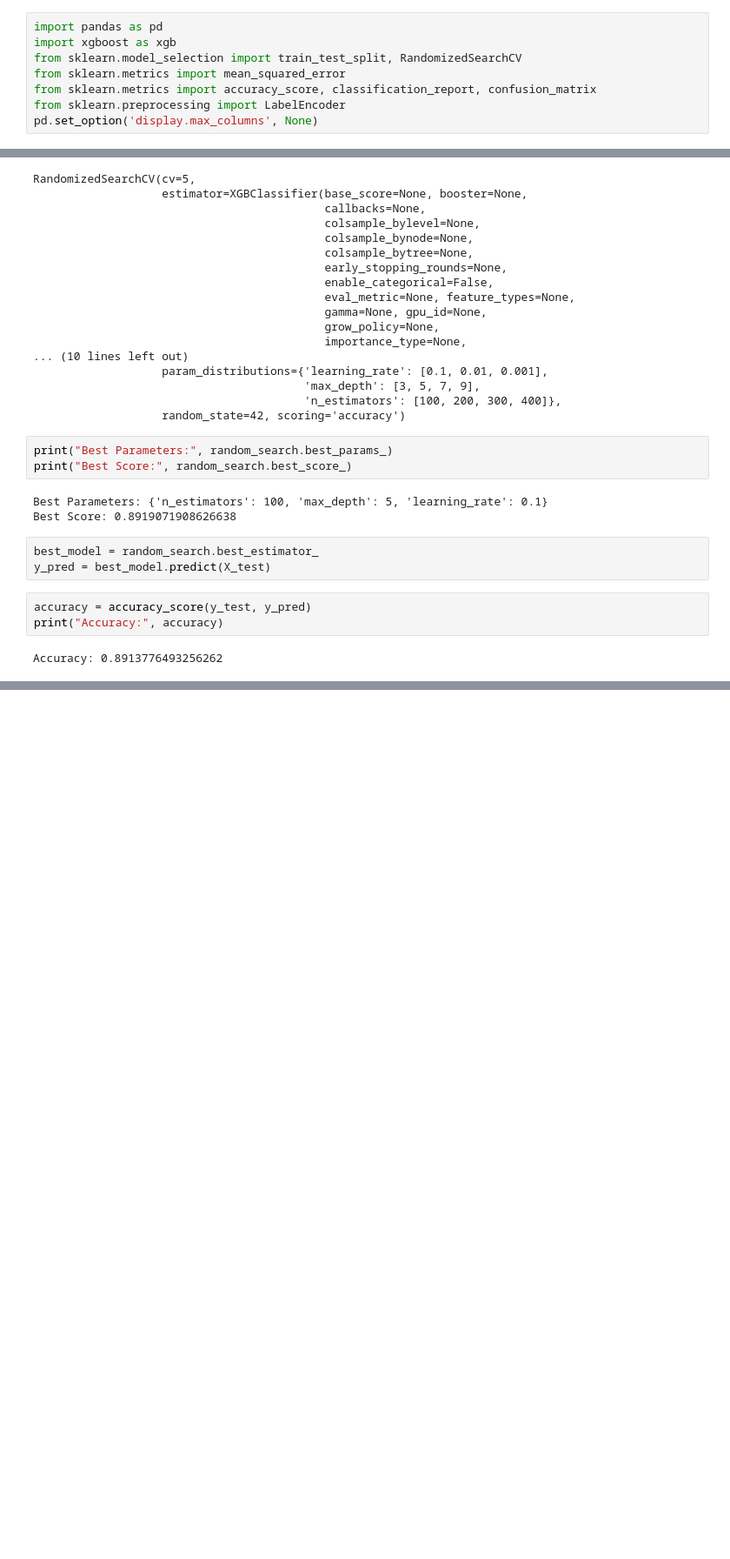
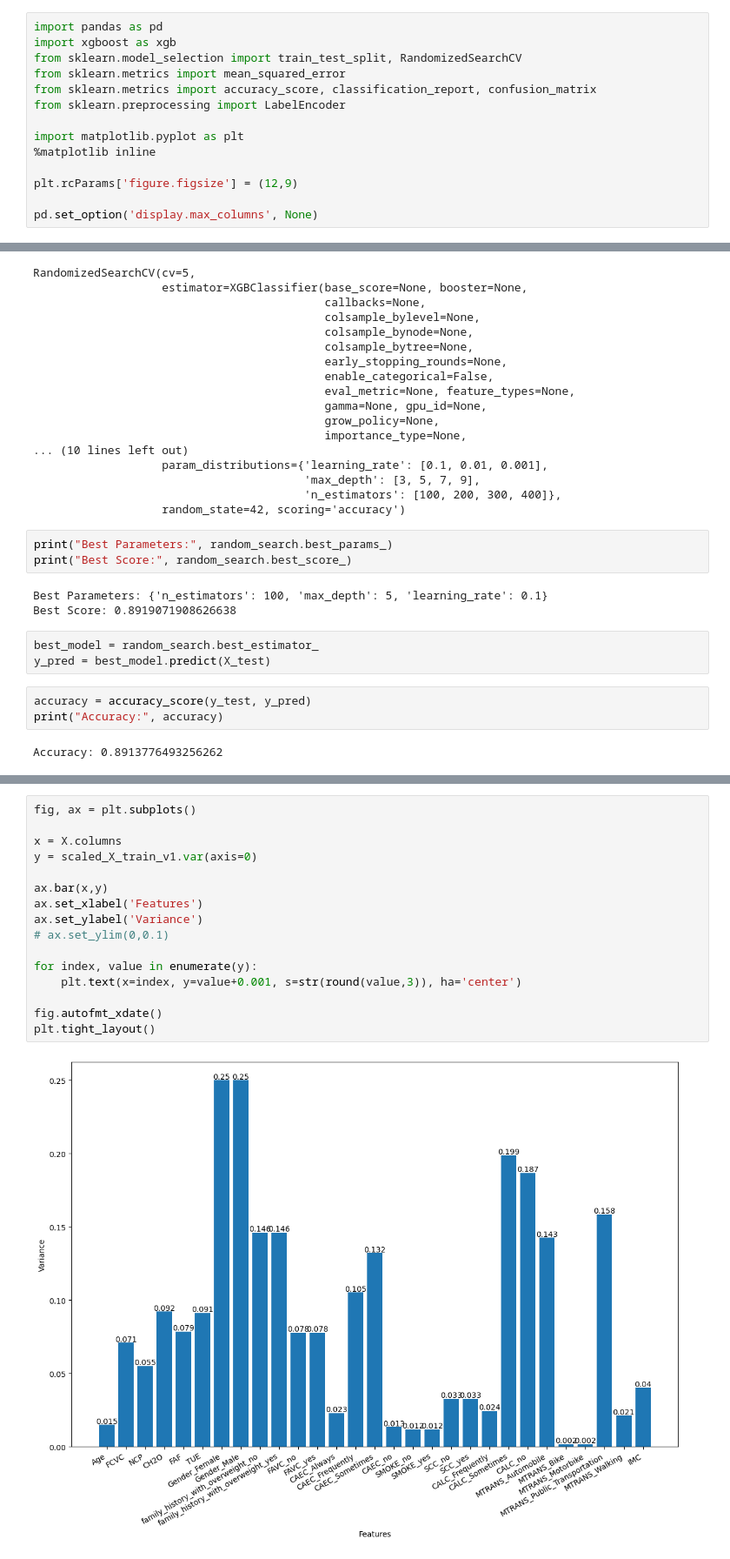
Before and after one commit to JohelPires/kaggle_cp, a Jupyter notebook: obesity.ipynb, the cells around one changed output, grey strips where cells are left out. Shown at 87% size. Cells and saved outputs as stored; diff of their text form; blank space fills up the shorter version.

```diff
--- a/obesity.ipynb
+++ b/obesity.ipynb
@@ -5,6 +5,12 @@ from sklearn.model_selection import train_test_split, RandomizedSearchCV
 from sklearn.metrics import mean_squared_error
 from sklearn.metrics import accuracy_score, classification_report, confusion_matrix
 from sklearn.preprocessing import LabelEncoder
+
+import matplotlib.pyplot as plt
+%matplotlib inline
+
+plt.rcParams['figure.figsize'] = (12,9)
+
 pd.set_option('display.max_columns', None)
 # %%
 train_df = pd.read_csv('train.csv')
@@ -136,0 +233,18 @@ Accuracy: 0.8913776493256262
+# %%
+fig, ax = plt.subplots()
+
+x = X.columns
+y = scaled_X_train_v1.var(axis=0)
+
+ax.bar(x,y)
+ax.set_xlabel('Features')
+ax.set_ylabel('Variance')
+# ax.set_ylim(0,0.1)
+
+for index, value in enumerate(y):
+    plt.text(x=index, y=value+0.001, s=str(round(value,3)), ha='center')
+
+fig.autofmt_xdate()
+plt.tight_layout()
+# %% [output]
+[figure, added]
```
Also changed, not shown: parts of 7 cells of this notebook, 2 other files.
